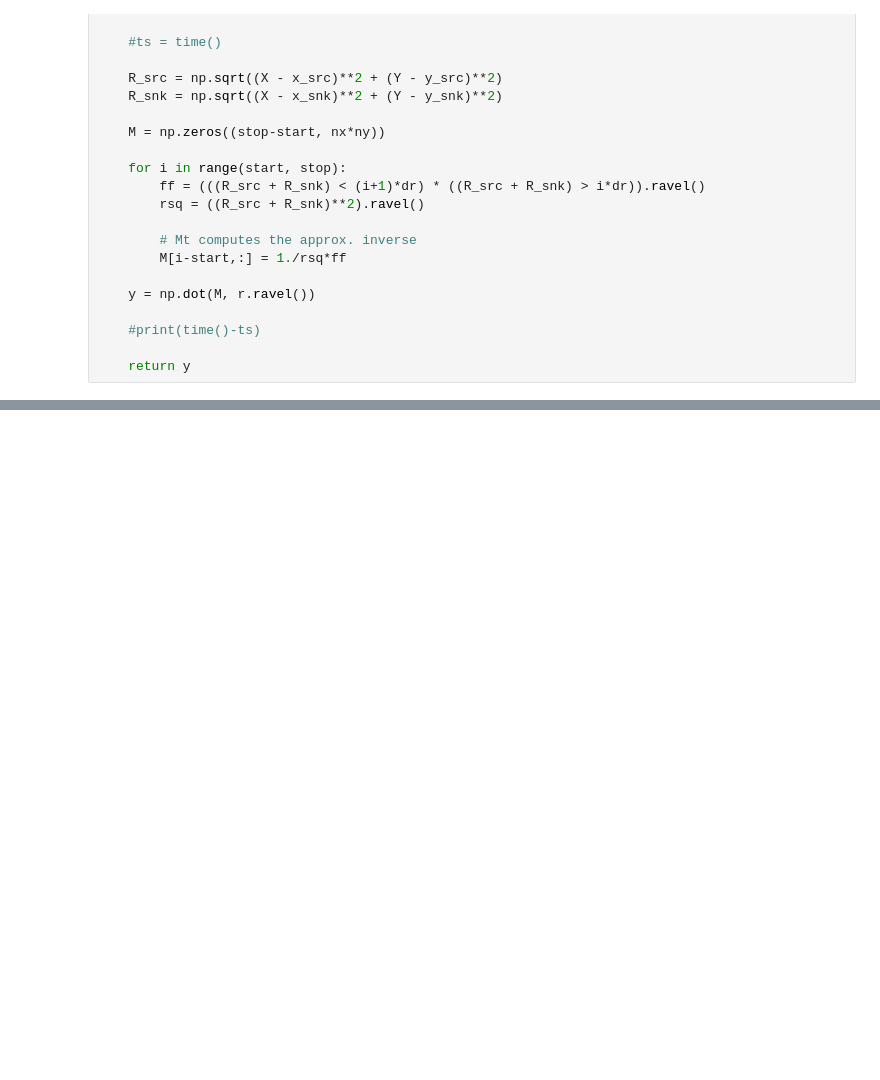
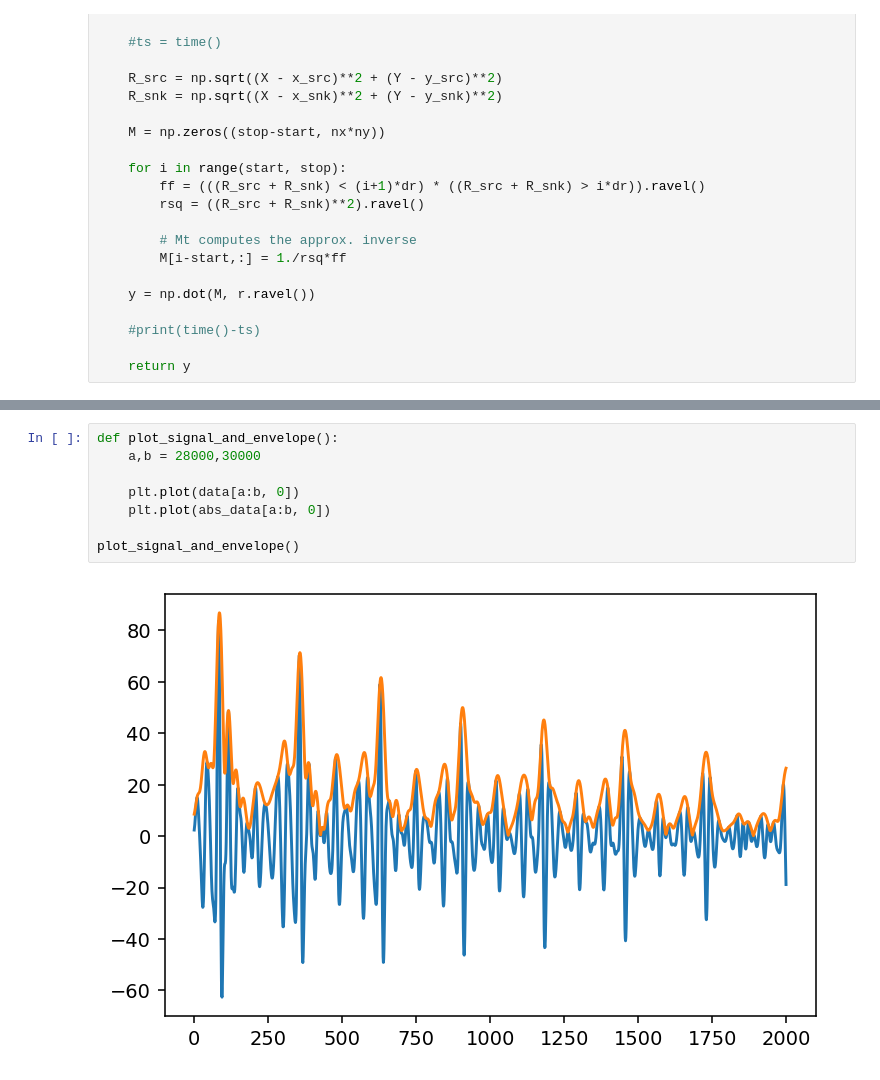
Before and after one commit to EdgarDorausch/HybridEcho-ImageReconstruction, a Jupyter notebook: fwd_und_img_edited.ipynb, the cells around one changed output, grey strips where cells are left out. Saved outputs shown, nothing was run; the diff lists cells and outputs as text; blank space fills up the shorter version.

```diff
--- a/fwd_und_img_edited.ipynb
+++ b/fwd_und_img_edited.ipynb
@@ -163,0 +175,10 @@ yt                  ndarray                       50: 50 elems, type `float64`,
+# %%
+def plot_signal_and_envelope():
+    a,b = 28000,30000
+
+    plt.plot(data[a:b, 0])
+    plt.plot(abs_data[a:b, 0])
+
+plot_signal_and_envelope()
+# %% [output]
+[figure, added]
```
Also changed, not shown: parts of 9 cells of this notebook.
